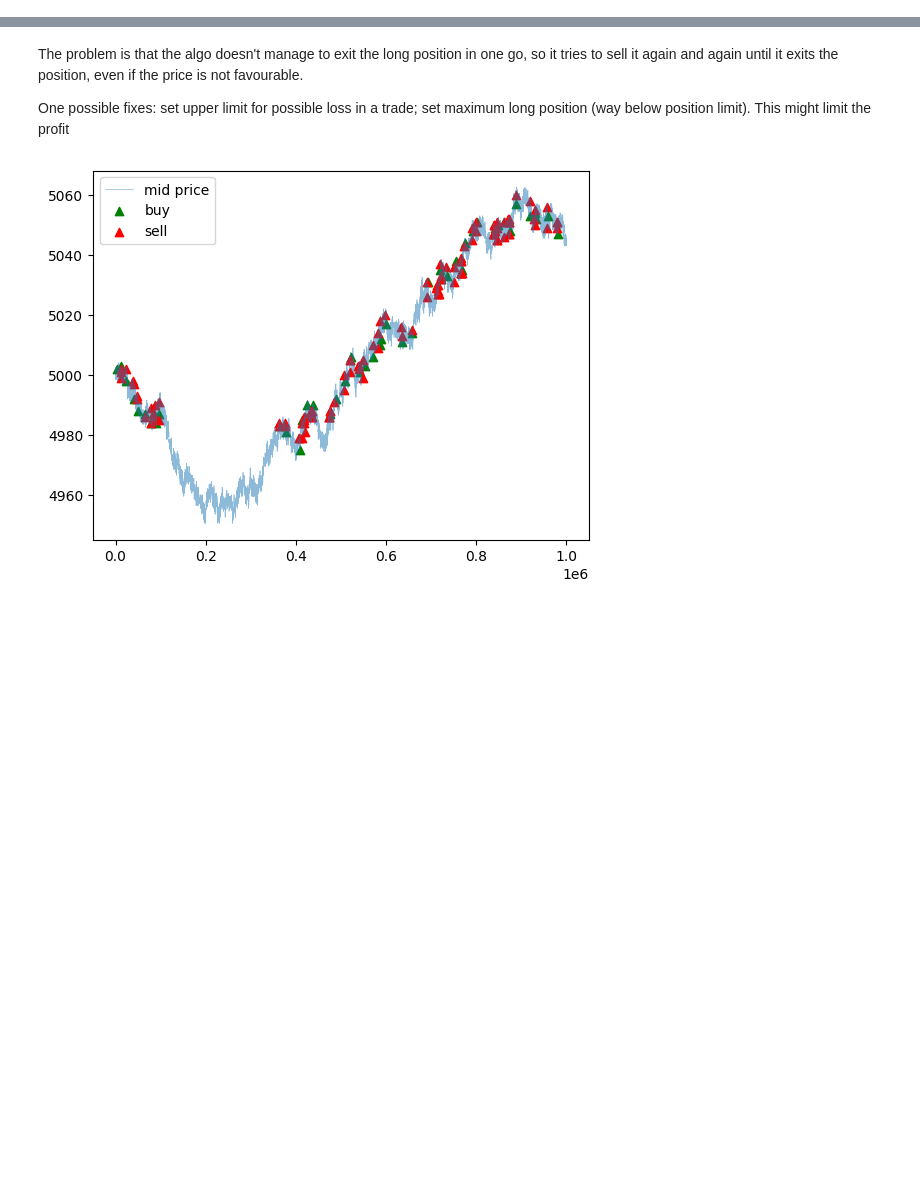
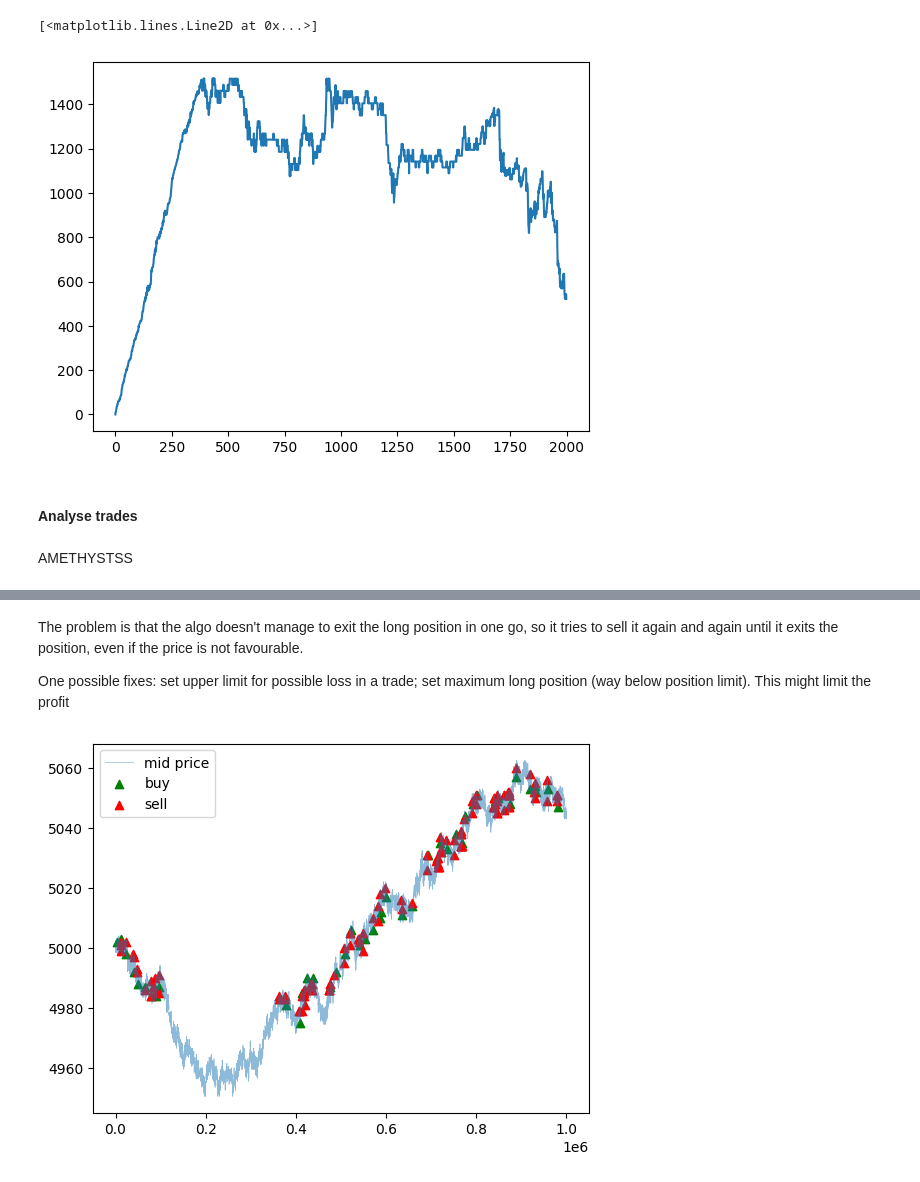
Before and after one commit to karinsim/Prosperity-2-backtester, a Jupyter notebook: round1/round1_pnl.ipynb, the cells around one changed output, grey strips where cells are left out. Cells and saved outputs as stored; diff of their text form; code cells hidden in the pictures; blank space fills up the shorter version.

```diff
--- a/round1/round1_pnl.ipynb
+++ b/round1/round1_pnl.ipynb
@@ -20,0 +47,9 @@ pnls = ex.iterate(timestamps, mp, trader,
+# %%
+plt.plot(pnls["KELP"])
+# %% [output]
+[<matplotlib.lines.Line2D at 0x...>]
+[figure, added]
+# %% [markdown]
+#### Analyse trades
+# %% [markdown]
+AMETHYSTSS
```
Also changed, not shown: parts of 21 cells of this notebook, 4 other files.
